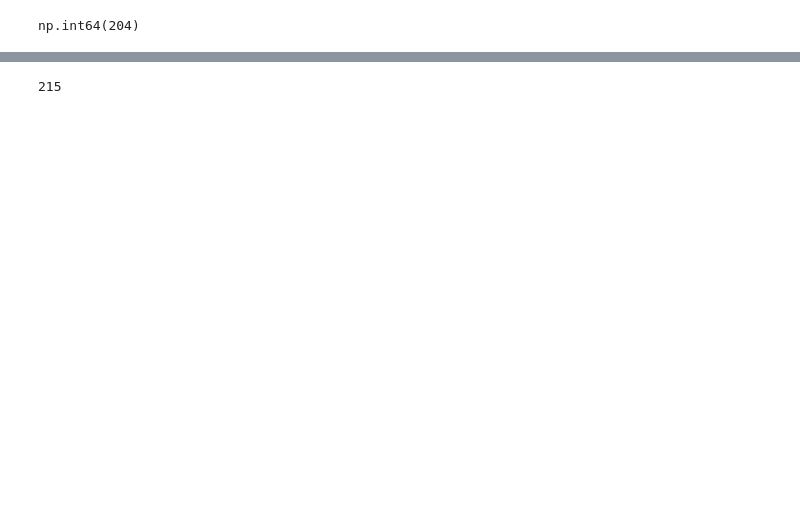
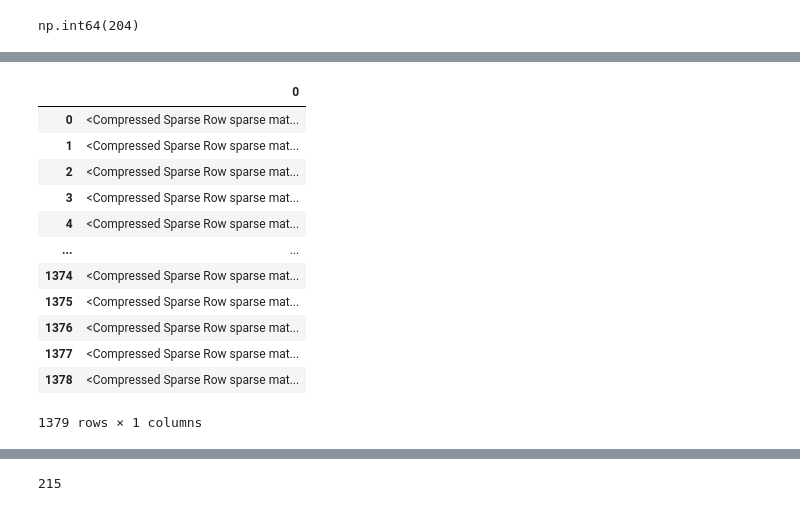
Before and after one commit to VictoriaParkes/IBM-machine-learning-certification, a Jupyter notebook: Supervised_Machine_Learning_Regression/Module_2_Data_Splits_and_Polynomial_Regression/Demo_lab_Training_and_Test_Splits/02b_LAB_Regression_Train_Test_Split.ipynb, the cells around one changed output, grey strips where cells are left out. Cells and saved outputs as stored; diff of their text form; code cells hidden in the pictures; blank space fills up the shorter version.

```diff
--- a/Supervised_Machine_Learning_Regression/Module_2_Data_Splits_and_Polynomial_Regression/Demo_lab_Training_and_Test_Splits/02b_LAB_Regression_Train_Test_Split.ipynb
+++ b/Supervised_Machine_Learning_Regression/Module_2_Data_Splits_and_Polynomial_Regression/Demo_lab_Training_and_Test_Splits/02b_LAB_Regression_Train_Test_Split.ipynb
@@ -96,0 +257,16 @@ For the first step, numerically encoding the string categoricals, either Scikit-
+# %%
+pd.DataFrame(ex_new_dat)
+# %% [output]
+|  | 0 |
+| 0 | <Compressed Sparse Row sparse mat... |
+| 1 | <Compressed Sparse Row sparse mat... |
+| 2 | <Compressed Sparse Row sparse mat... |
+| 3 | <Compressed Sparse Row sparse mat... |
+| 4 | <Compressed Sparse Row sparse mat... |
+| ... | ... |
+| 1374 | <Compressed Sparse Row sparse mat... |
+| 1375 | <Compressed Sparse Row sparse mat... |
+| 1376 | <Compressed Sparse Row sparse mat... |
+| 1377 | <Compressed Sparse Row sparse mat... |
+| 1378 | <Compressed Sparse Row sparse mat... |
+1379 rows × 1 columns
```
Also changed, not shown: parts of 60 cells of this notebook, 2 other files.
